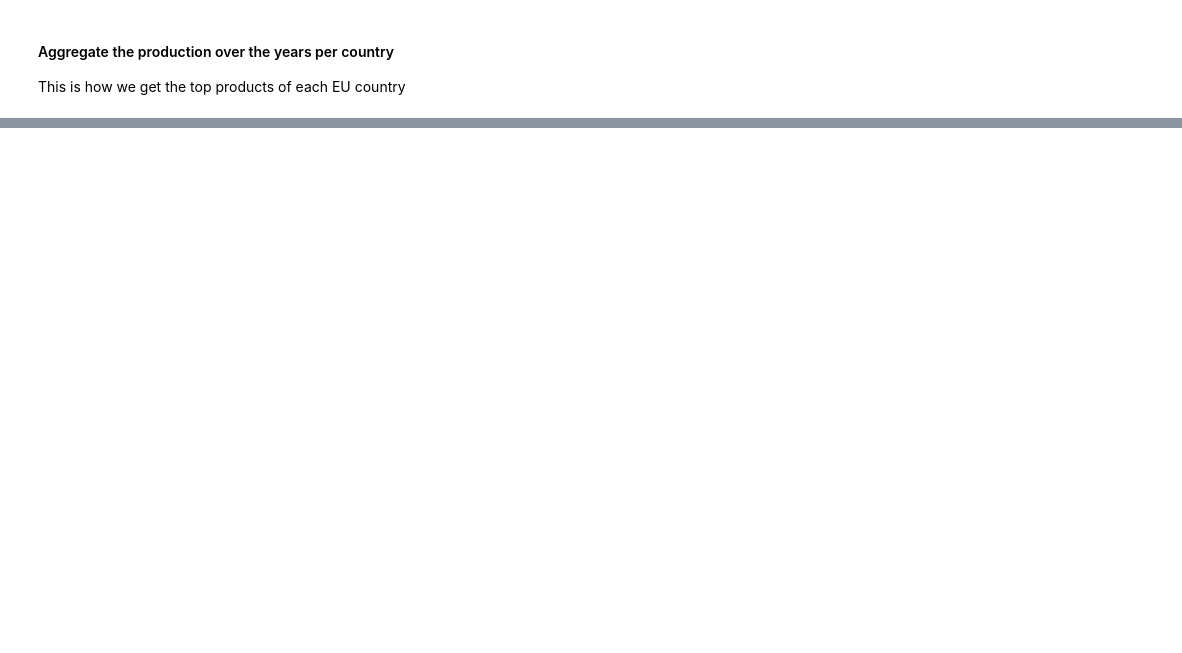
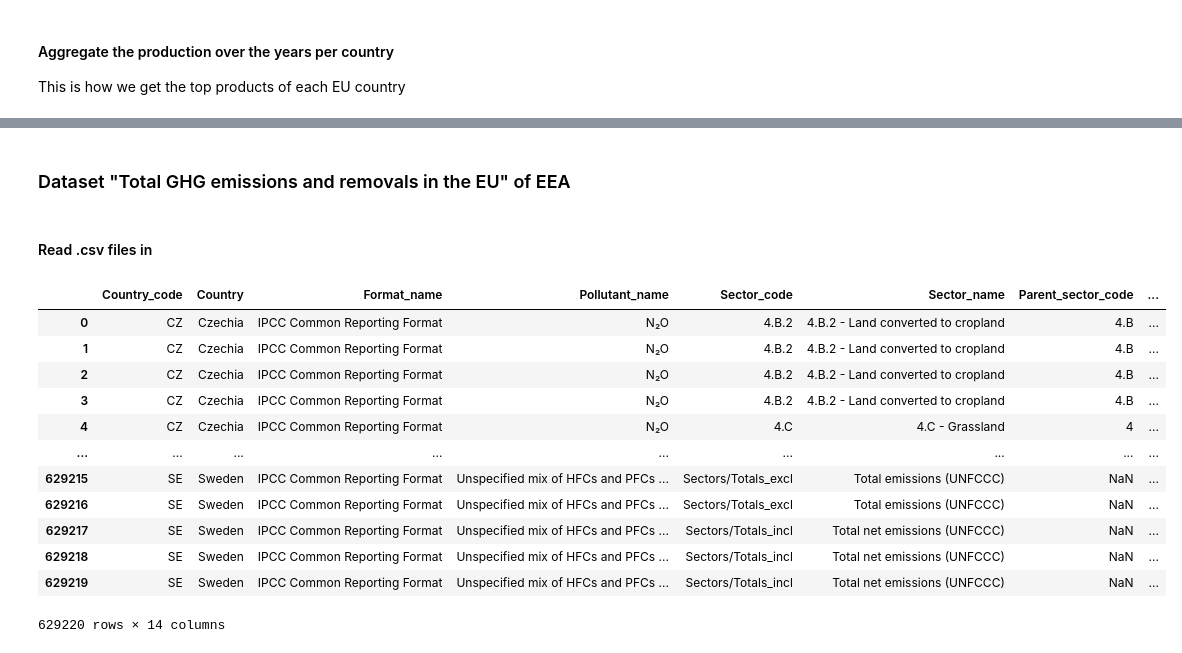
Before and after one commit to 11906257/ExDEx, a Jupyter notebook: ExDEx_Exercise_2 _Group_7.ipynb, the cells around one changed output, grey strips where cells are left out. Saved outputs shown, nothing was run; the diff lists cells and outputs as text; code cells hidden in the pictures; blank space fills up the shorter version.

```diff
--- a/ExDEx_Exercise_2 _Group_7.ipynb
+++ b/ExDEx_Exercise_2 _Group_7.ipynb
@@ -166,0 +226,24 @@ display(faostat_cls_eu_30_prod_agg)
+# %% [markdown]
+### Dataset "Total GHG emissions and removals in the EU" of EEA
+# %% [markdown]
+#### Read .csv files in
+# %%
+path_eea = os.path.join(path_cwd, "EEA")
+path_eea_data = os.path.join(path_eea, "UNFCCC_v28.csv")
+eea = pd.read_csv(path_eea_data)
+
+display(eea)
+# %% [output]
+|  | Country_code | Country | Format_name | Pollutant_name | Sector_code | Sector_name | Parent_sector_code | ... |
+| 0 | CZ | Czechia | IPCC Common Reporting Format | N₂O | 4.B.2 | 4.B.2 - Land converted to cropland | 4.B | ... |
+| 1 | CZ | Czechia | IPCC Common Reporting Format | N₂O | 4.B.2 | 4.B.2 - Land converted to cropland | 4.B | ... |
+| 2 | CZ | Czechia | IPCC Common Reporting Format | N₂O | 4.B.2 | 4.B.2 - Land converted to cropland | 4.B | ... |
+| 3 | CZ | Czechia | IPCC Common Reporting Format | N₂O | 4.B.2 | 4.B.2 - Land converted to cropland | 4.B | ... |
+| 4 | CZ | Czechia | IPCC Common Reporting Format | N₂O | 4.C | 4.C - Grassland | 4 | ... |
+| ... | ... | ... | ... | ... | ... | ... | ... | ... |
+| 629215 | SE | Sweden | IPCC Common Reporting Format | Unspecified mix of HFCs and PFCs ... | Sectors/Totals_excl | Total emissions (UNFCCC) | NaN | ... |
+| 629216 | SE | Sweden | IPCC Common Reporting Format | Unspecified mix of HFCs and PFCs ... | Sectors/Totals_excl | Total emissions (UNFCCC) | NaN | ... |
+| 629217 | SE | Sweden | IPCC Common Reporting Format | Unspecified mix of HFCs and PFCs ... | Sectors/Totals_incl | Total net emissions (UNFCCC) | NaN | ... |
+| 629218 | SE | Sweden | IPCC Common Reporting Format | Unspecified mix of HFCs and PFCs ... | Sectors/Totals_incl | Total net emissions (UNFCCC) | NaN | ... |
+| 629219 | SE | Sweden | IPCC Common Reporting Format | Unspecified mix of HFCs and PFCs ... | Sectors/Totals_incl | Total net emissions (UNFCCC) | NaN | ... |
+629220 rows × 14 columns
```
Also changed, not shown: parts of 14 cells of this notebook, 8 other files.
